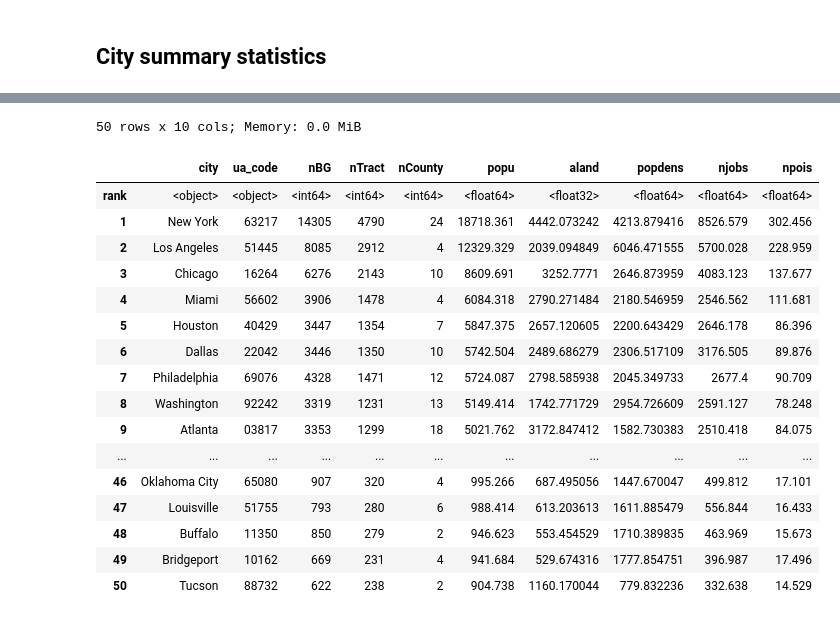
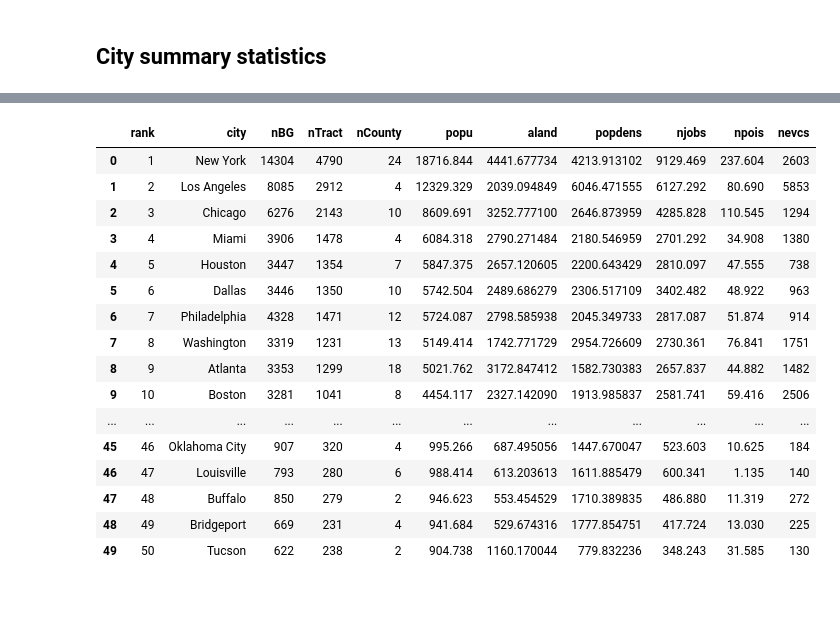
Before and after one commit to rvanxer/spatial_access_america, a Jupyter notebook: 2_Opportunities.ipynb, the cells around one changed output, grey strips where cells are left out. Drawn from its saved outputs; the diff is of its cells as text; code cells hidden in the pictures.

Commit message:
Changed POI data source from SG to OSM

```diff
--- a/2_Opportunities.ipynb
+++ b/2_Opportunities.ipynb
@@ -106,0 +85,3 @@ disp(poi_cats);
+# %%
+allowed_osm_tags = ['amenity', 'clothes', 'craft', 'fast_food', 'healthcare',
+                    'second_hand', 'shop', 'social_facility:for', 'social_facility']
@@ -148,0 +192,15 @@ filt(pois, level='BG').groupby('kind', observed=0).npois.sum().to_frame().T
+# %%
+cols = {'Latitude': 'lat', 'Longitude': 'lon', 'Open Date': 'open_date',
+        'EV Level2 EVSE Num': 'l2', 'EV DC Fast Count': 'fdc'}
+evci = (pd.read_csv('data/opport/alt_fuel_stations.csv',
+                    usecols=list(cols)).rename(columns=cols)
+        .query('(open_date <= "2024-12-31")'))
+evci = disp(
+    pdf2gdf(evci.fillna(0), 'lon', 'lat', CRS_DEG)
+    .sjoin(zones, predicate='within')
+    .groupby(['geoid', 'level'], observed=True)
+    .agg(evcs=('l2', 'count'), l2=('l2', 'sum'), fdc=('fdc', 'sum'))
+    .astype(I32).reset_index()
+    .rename(columns=D(evcs='Stations', l2='Level 2', fdc='Fast DC'))
+    .melt(['geoid', 'level'], var_name='kind', value_name='opport')
+)
@@ -165,2 +229,4 @@ disp(opport := pd.read_parquet('data/opport/opportunities.parquet'));
 # %% [markdown]
 ## City summary statistics
+# %%
+urba = disp(pd.read_parquet('data/geometry/urban_zones.parquet'))
@@ -167,7 +238,11 @@ disp(opport := pd.read_parquet('data/opport/opportunities.parquet'));
 # %%
-disp(bgs2 := (filt(bgs.drop(columns='geometry'), level='BG')
-              .merge(filt(jobs21, kind='All', level='BG'), 'left')
-              .merge(filt(pois, kind='All', level='BG'), 'left')
-              .astype(D(county=str, ua_code=str, city=str))
-              .fillna(0)));
+bgs2 = disp(
+    filt(zones.drop(columns='geometry'), level='BG')
+    .merge(urba[['name', 'geoid']], on='geoid')
+    .merge(filt(jobs22, kind='All', level='BG'), 'left')
+    .merge(filt(osm_pois, kind='All', level='BG'), 'left')
+    .merge(filt(evci, kind='Stations', level='BG')
+           .rename(columns=D(opport='nevcs')), 'left')
+    .astype(D(county=str, ua_code=str, city=str, name=str))
+    .fillna(0))
 # %% [output]
@@ -178,35 +253,36 @@ disp(bgs2 := (filt(bgs.drop(columns='geometry'), level='BG')
 # %%
-df = bgs2.groupby(['ua_code', 'city']).agg(D(
+df = bgs2.groupby(['ua_code', 'name', 'city']).agg(D(
     geoid='count', county=set, aland='sum', awater='sum',
-    popu='sum', njobs='sum', npois='sum'
+    popu='sum', njobs='sum', npois='sum', nevcs='sum'
 )).reset_index().rename(columns=D(geoid='nBG'))
 ntract = (bgs2.assign(geoid=bgs2.geoid.str[:11])
           .groupby(['city', 'geoid']).size().reset_index()
           .groupby('city').geoid.count().rename('nTract').reset_index())
 df = df.merge(ntract, on='city')
 df['popdens'] = df.popu / df.aland
 df['nCounty'] = df.county.apply(len)
+df.county = [', '.join(x) for x in df.county]
 df.index = df.popu.rank(ascending=0).astype(I16).rename('rank')
 for col in ['popu', 'njobs', 'npois']:
     df[col] /= 1000
-df = df['city ua_code nBG nTract nCounty popu aland popdens njobs npois'.split()]
-disp(summary_stats := df.sort_index(), None);
+df = df[df.nBG > 1].sort_index().reset_index().astype(D(nevcs=I16))
+summary_stats = df['rank city nBG nTract nCounty popu aland popdens njobs npois nevcs'.split()]
+summary_stats
 # %% [output]
-50 rows x 10 cols; Memory: 0.0 MiB
-|  | city | ua_code | nBG | nTract | nCounty | popu | aland | popdens | njobs | npois |
-| rank | <object> | <object> | <int64> | <int64> | <int64> | <float64> | <float32> | <float64> | <float64> | <float64> |
-| 1 | New York | 63217 | 14305 | 4790 | 24 | 18718.361 | 4442.073242 | 4213.879416 | 8526.579 | 302.456 |
-| 2 | Los Angeles | 51445 | 8085 | 2912 | 4 | 12329.329 | 2039.094849 | 6046.471555 | 5700.028 | 228.959 |
-| 3 | Chicago | 16264 | 6276 | 2143 | 10 | 8609.691 | 3252.7771 | 2646.873959 | 4083.123 | 137.677 |
-| 4 | Miami | 56602 | 3906 | 1478 | 4 | 6084.318 | 2790.271484 | 2180.546959 | 2546.562 | 111.681 |
-| 5 | Houston | 40429 | 3447 | 1354 | 7 | 5847.375 | 2657.120605 | 2200.643429 | 2646.178 | 86.396 |
-| 6 | Dallas | 22042 | 3446 | 1350 | 10 | 5742.504 | 2489.686279 | 2306.517109 | 3176.505 | 89.876 |
-| 7 | Philadelphia | 69076 | 4328 | 1471 | 12 | 5724.087 | 2798.585938 | 2045.349733 | 2677.4 | 90.709 |
-| 8 | Washington | 92242 | 3319 | 1231 | 13 | 5149.414 | 1742.771729 | 2954.726609 | 2591.127 | 78.248 |
-| 9 | Atlanta | 03817 | 3353 | 1299 | 18 | 5021.762 | 3172.847412 | 1582.730383 | 2510.418 | 84.075 |
-| ... | ... | ... | ... | ... | ... | ... | ... | ... | ... | ... |
-| 46 | Oklahoma City | 65080 | 907 | 320 | 4 | 995.266 | 687.495056 | 1447.670047 | 499.812 | 17.101 |
-| 47 | Louisville | 51755 | 793 | 280 | 6 | 988.414 | 613.203613 | 1611.885479 | 556.844 | 16.433 |
-| 48 | Buffalo | 11350 | 850 | 279 | 2 | 946.623 | 553.454529 | 1710.389835 | 463.969 | 15.673 |
-| 49 | Bridgeport | 10162 | 669 | 231 | 4 | 941.684 | 529.674316 | 1777.854751 | 396.987 | 17.496 |
-| 50 | Tucson | 88732 | 622 | 238 | 2 | 904.738 | 1160.170044 | 779.832236 | 332.638 | 14.529 |
+|  | rank | city | nBG | nTract | nCounty | popu | aland | popdens | njobs | npois | nevcs |
+| 0 | 1 | New York | 14304 | 4790 | 24 | 18716.844 | 4441.677734 | 4213.913102 | 9129.469 | 237.604 | 2603 |
+| 1 | 2 | Los Angeles | 8085 | 2912 | 4 | 12329.329 | 2039.094849 | 6046.471555 | 6127.292 | 80.690 | 5853 |
+| 2 | 3 | Chicago | 6276 | 2143 | 10 | 8609.691 | 3252.777100 | 2646.873959 | 4285.828 | 110.545 | 1294 |
+| 3 | 4 | Miami | 3906 | 1478 | 4 | 6084.318 | 2790.271484 | 2180.546959 | 2701.292 | 34.908 | 1380 |
+| 4 | 5 | Houston | 3447 | 1354 | 7 | 5847.375 | 2657.120605 | 2200.643429 | 2810.097 | 47.555 | 738 |
+| 5 | 6 | Dallas | 3446 | 1350 | 10 | 5742.504 | 2489.686279 | 2306.517109 | 3402.482 | 48.922 | 963 |
+| 6 | 7 | Philadelphia | 4328 | 1471 | 12 | 5724.087 | 2798.585938 | 2045.349733 | 2817.087 | 51.874 | 914 |
+| 7 | 8 | Washington | 3319 | 1231 | 13 | 5149.414 | 1742.771729 | 2954.726609 | 2730.361 | 76.841 | 1751 |
+| 8 | 9 | Atlanta | 3353 | 1299 | 18 | 5021.762 | 3172.847412 | 1582.730383 | 2657.837 | 44.882 | 1482 |
+| 9 | 10 | Boston | 3281 | 1041 | 8 | 4454.117 | 2327.142090 | 1913.985837 | 2581.741 | 59.416 | 2506 |
+| ... | ... | ... | ... | ... | ... | ... | ... | ... | ... | ... | ... |
+| 45 | 46 | Oklahoma City | 907 | 320 | 4 | 995.266 | 687.495056 | 1447.670047 | 523.603 | 10.625 | 184 |
+| 46 | 47 | Louisville | 793 | 280 | 6 | 988.414 | 613.203613 | 1611.885479 | 600.341 | 1.135 | 140 |
+| 47 | 48 | Buffalo | 850 | 279 | 2 | 946.623 | 553.454529 | 1710.389835 | 486.880 | 11.319 | 272 |
+| 48 | 49 | Bridgeport | 669 | 231 | 4 | 941.684 | 529.674316 | 1777.854751 | 417.724 | 13.030 | 225 |
+| 49 | 50 | Tucson | 622 | 238 | 2 | 904.738 | 1160.170044 | 779.832236 | 348.243 | 31.585 | 130 |
```
Also changed, not shown: parts of 26 cells of this notebook, 1 other file.
